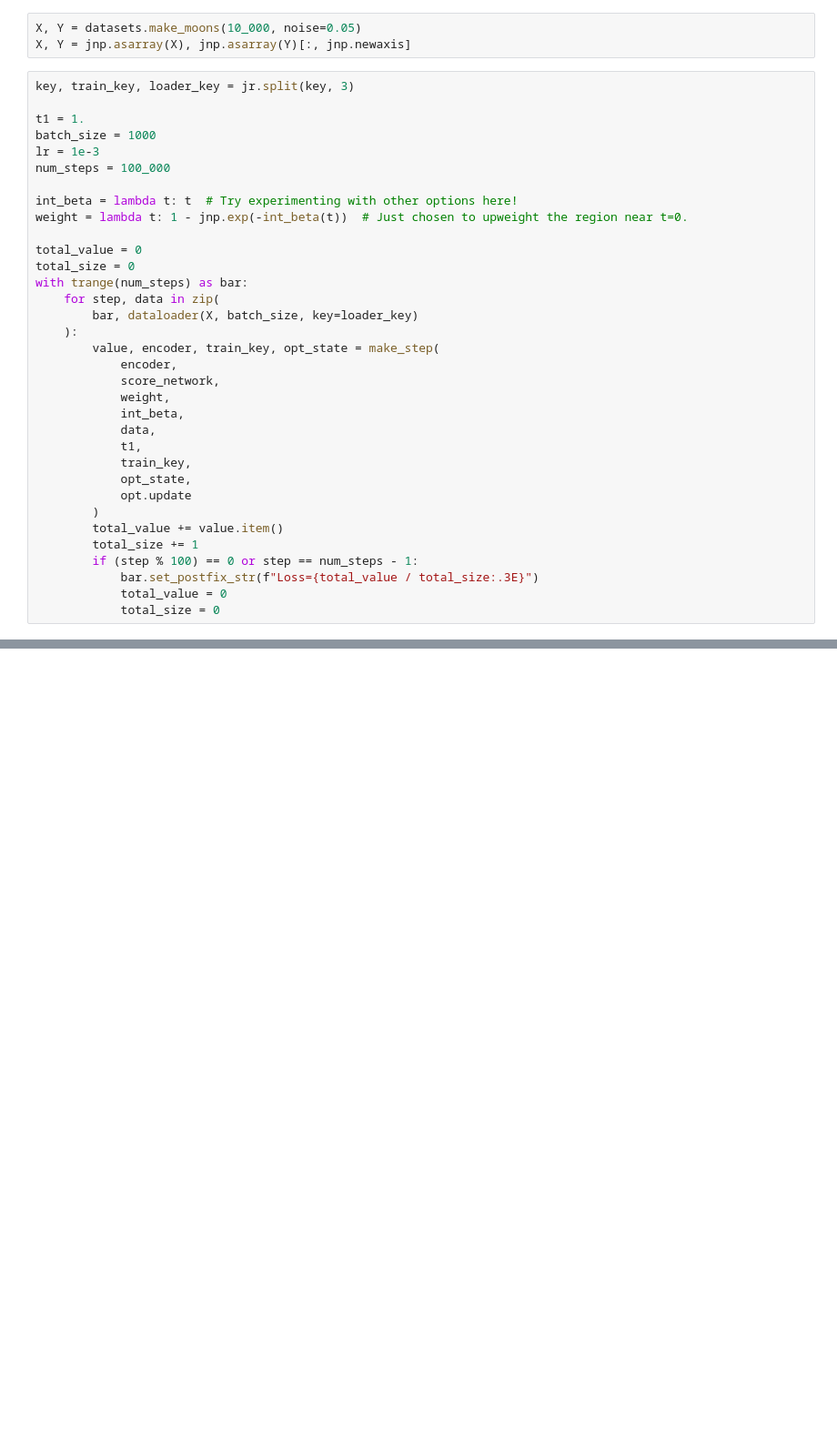
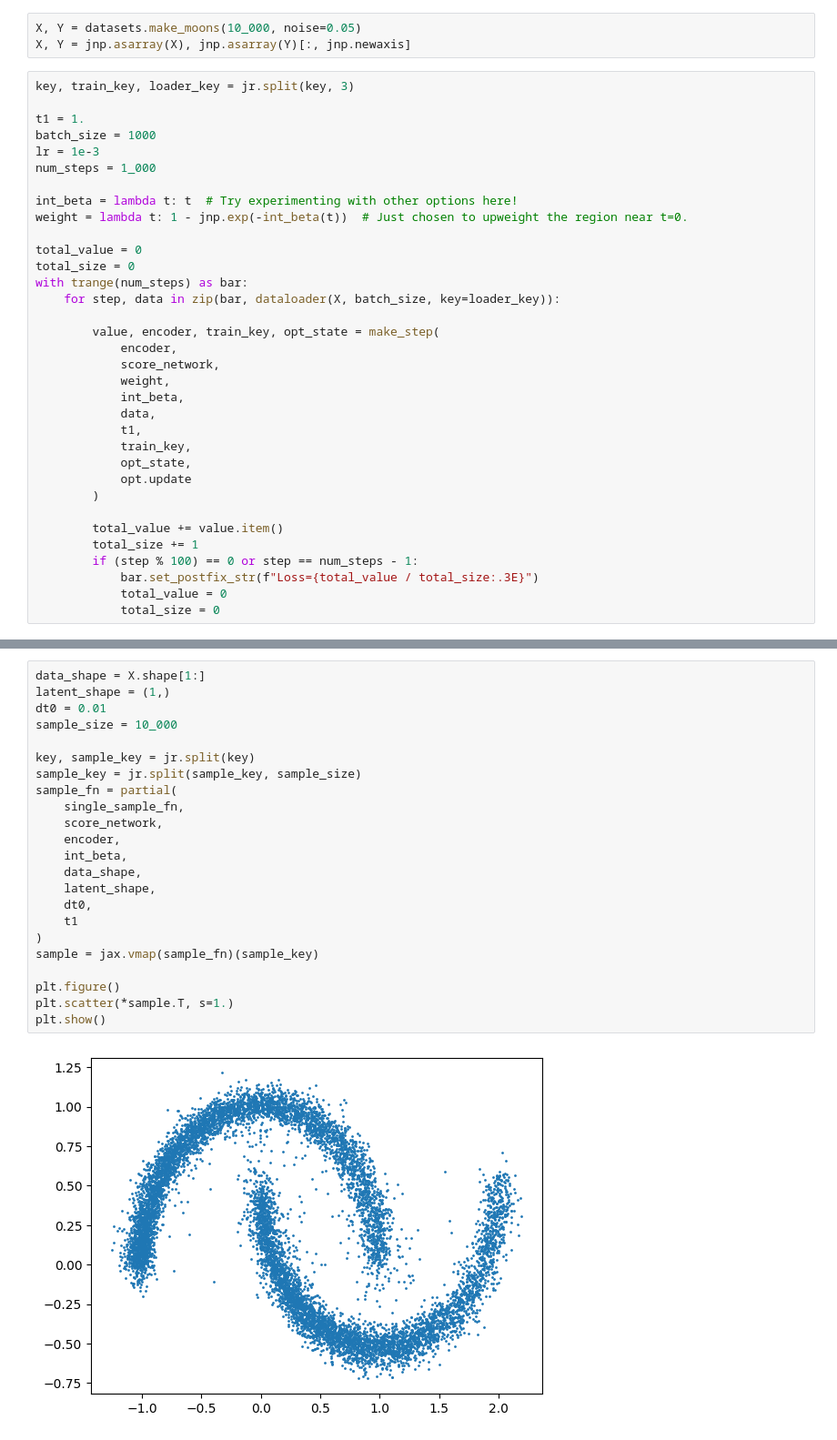
Before and after one commit to homerjed/vdae, a Jupyter notebook: vdae.ipynb, the cells around one changed output, grey strips where cells are left out. Shown at 91% size. Cells and saved outputs as stored; diff of their text form; blank space fills up the shorter version.

Commit message:
score of variatonal posterior

```diff
--- a/vdae.ipynb
+++ b/vdae.ipynb
@@ -162,7 +153,7 @@ key, train_key, loader_key = jr.split(key, 3)
 t1 = 1.
 batch_size = 1000
 lr = 1e-3
-num_steps = 100_000
+num_steps = 1_000
 
 int_beta = lambda t: t  # Try experimenting with other options here!
 weight = lambda t: 1 - jnp.exp(-int_beta(t))  # Just chosen to upweight the region near t=0.
@@ -170,9 +161,8 @@ weight = lambda t: 1 - jnp.exp(-int_beta(t))  # Just chosen to upweight the regi
 total_value = 0
 total_size = 0
 with trange(num_steps) as bar:
-    for step, data in zip(
-        bar, dataloader(X, batch_size, key=loader_key)
-    ):
+    for step, data in zip(bar, dataloader(X, batch_size, key=loader_key)):
+
         value, encoder, train_key, opt_state = make_step(
             encoder,
             score_network,
@@ -184,6 +174,7 @@ with trange(num_steps) as bar:
             opt_state,
             opt.update
         )
+
         total_value += value.item()
         total_size += 1
         if (step % 100) == 0 or step == num_steps - 1:
@@ -194,0 +209,25 @@ TypeError: Encoder.__call__() missing 1 required positional argument: 't'
+# %%
+data_shape = X.shape[1:]
+latent_shape = (1,)
+dt0 = 0.01
+sample_size = 10_000
+
+key, sample_key = jr.split(key)
+sample_key = jr.split(sample_key, sample_size)
+sample_fn = partial(
+    single_sample_fn,
+    score_network,
+    encoder,
+    int_beta,
+    data_shape,
+    latent_shape,
+    dt0,
+    t1
+)
+sample = jax.vmap(sample_fn)(sample_key)
+
+plt.figure()
+plt.scatter(*sample.T, s=1.)
+plt.show()
+# %% [output]
+[figure, added]
```
Also changed, not shown: parts of 9 cells of this notebook, 1 other file.
